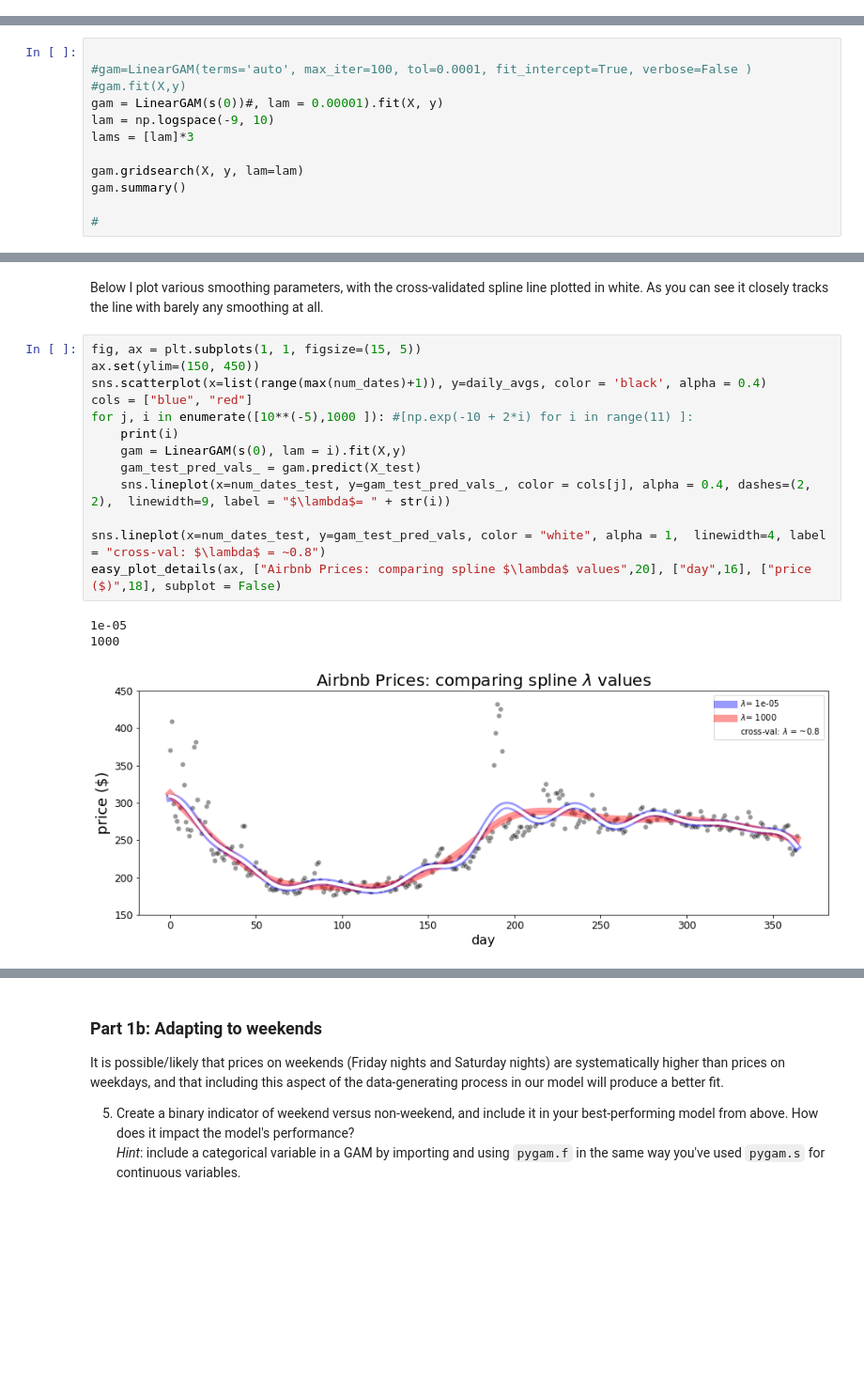
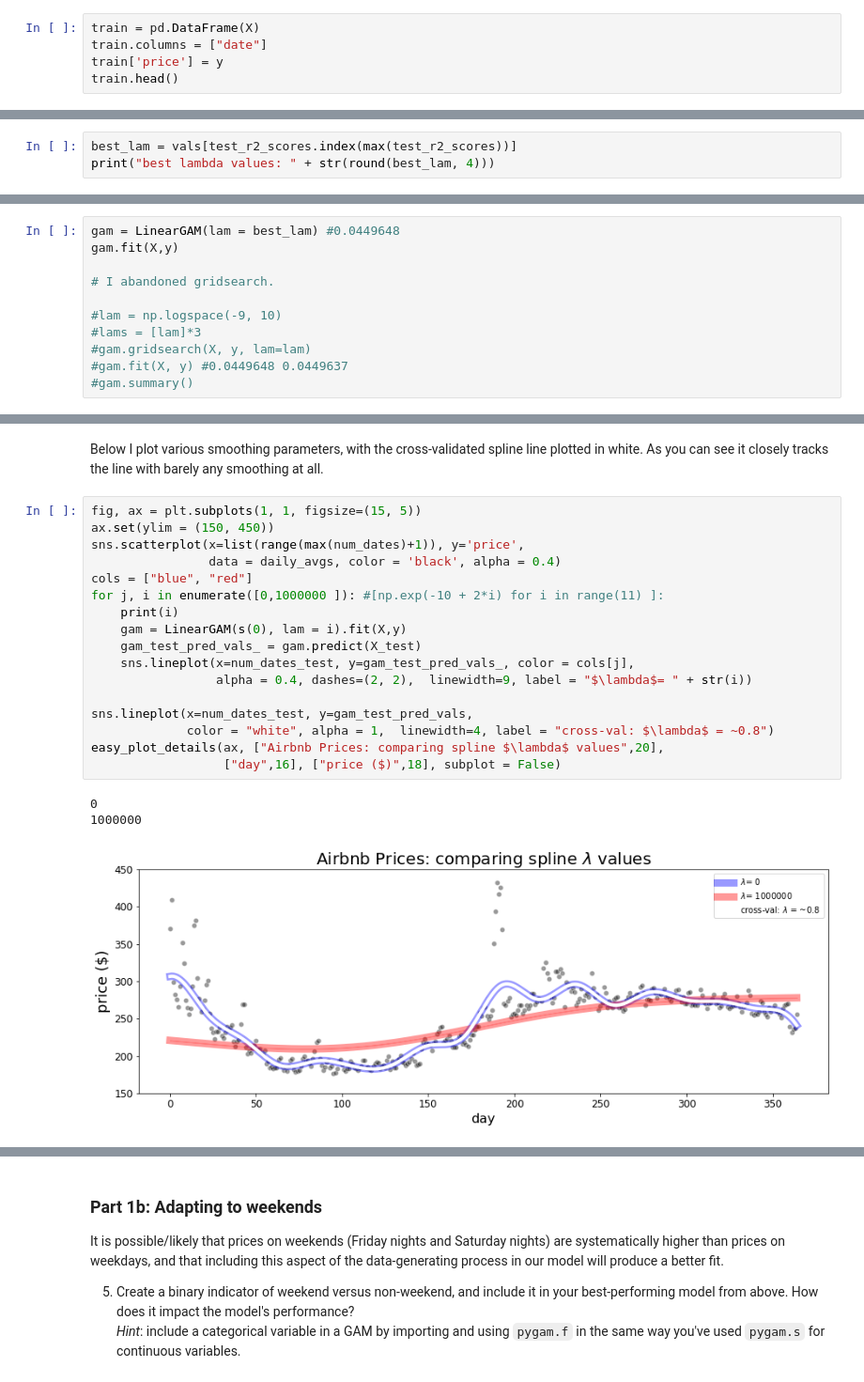
Before and after one commit to blindedjoy/2020-CS109B, a Jupyter notebook: content/homeworks/hw01/cs109b_hw1.ipynb, the cells around one changed output, grey strips where cells are left out. Shown at 94% size. Drawn from its saved outputs; the diff is of its cells as text; blank space fills up the shorter version.

```diff
--- a/content/homeworks/hw01/cs109b_hw1.ipynb
+++ b/content/homeworks/hw01/cs109b_hw1.ipynb
@@ -265,0 +190,5 @@ for i, pol in enumerate(pol_lst):
+# %%
+train = pd.DataFrame(X)
+train.columns = ["date"]
+train['price'] = y
+train.head()
@@ -353,0 +371,3 @@ Of the models, which performs the best? What is the effect of the tuning paramet
+# %%
+best_lam = vals[test_r2_scores.index(max(test_r2_scores))]
+print("best lambda values: " + str(round(best_lam, 4)))
@@ -354,13 +376,12 @@ Of the models, which performs the best? What is the effect of the tuning paramet
 # %%
+gam = LinearGAM(lam = best_lam) #0.0449648
+gam.fit(X,y)
 
-#gam=LinearGAM(terms='auto', max_iter=100, tol=0.0001, fit_intercept=True, verbose=False )
-#gam.fit(X,y)
-gam = LinearGAM(s(0))#, lam = 0.00001).fit(X, y)
-lam = np.logspace(-9, 10)
-lams = [lam]*3
+# I abandoned gridsearch.
 
-gam.gridsearch(X, y, lam=lam)
-gam.summary()
-
-#
+#lam = np.logspace(-9, 10)
+#lams = [lam]*3
+#gam.gridsearch(X, y, lam=lam)
+#gam.fit(X, y) #0.0449648 0.0449637
+#gam.summary()
 # %% [output]
@@ -410,20 +423,24 @@ easy_plot_details(ax, ["Airbnb Prices vs day of the annual period: cross validat
 Below I plot various smoothing parameters, with the cross-validated spline line plotted in white. As you can see it closely tracks the line with barely any smoothing at all.
 # %%
 fig, ax = plt.subplots(1, 1, figsize=(15, 5))
-ax.set(ylim=(150, 450))
-sns.scatterplot(x=list(range(max(num_dates)+1)), y=daily_avgs, color = 'black', alpha = 0.4)
+ax.set(ylim = (150, 450))
+sns.scatterplot(x=list(range(max(num_dates)+1)), y='price',
+                data = daily_avgs, color = 'black', alpha = 0.4)
 cols = ["blue", "red"]
-for j, i in enumerate([10**(-5),1000 ]): #[np.exp(-10 + 2*i) for i in range(11) ]:
+for j, i in enumerate([0,1000000 ]): #[np.exp(-10 + 2*i) for i in range(11) ]:
     print(i)
     gam = LinearGAM(s(0), lam = i).fit(X,y)
     gam_test_pred_vals_ = gam.predict(X_test)
-    sns.lineplot(x=num_dates_test, y=gam_test_pred_vals_, color = cols[j], alpha = 0.4, dashes=(2, 2),  linewidth=9, label = "$\lambda$= " + str(i))
+    sns.lineplot(x=num_dates_test, y=gam_test_pred_vals_, color = cols[j],
+                 alpha = 0.4, dashes=(2, 2),  linewidth=9, label = "$\lambda$= " + str(i))
 
-sns.lineplot(x=num_dates_test, y=gam_test_pred_vals, color = "white", alpha = 1,  linewidth=4, label = "cross-val: $\lambda$ = ~0.8")
-easy_plot_details(ax, ["Airbnb Prices: comparing spline $\lambda$ values",20], ["day",16], ["price ($)",18], subplot = False)
+sns.lineplot(x=num_dates_test, y=gam_test_pred_vals,
+             color = "white", alpha = 1,  linewidth=4, label = "cross-val: $\lambda$ = ~0.8")
+easy_plot_details(ax, ["Airbnb Prices: comparing spline $\lambda$ values",20],
+                  ["day",16], ["price ($)",18], subplot = False)
 # %% [output]
-1e-05
-1000
+0
+1000000
-[figure, old version]
+[figure, new version]
 # %% [markdown]
 ### 4. Effects of parameters
```
Also changed, not shown: parts of 73 cells of this notebook.
